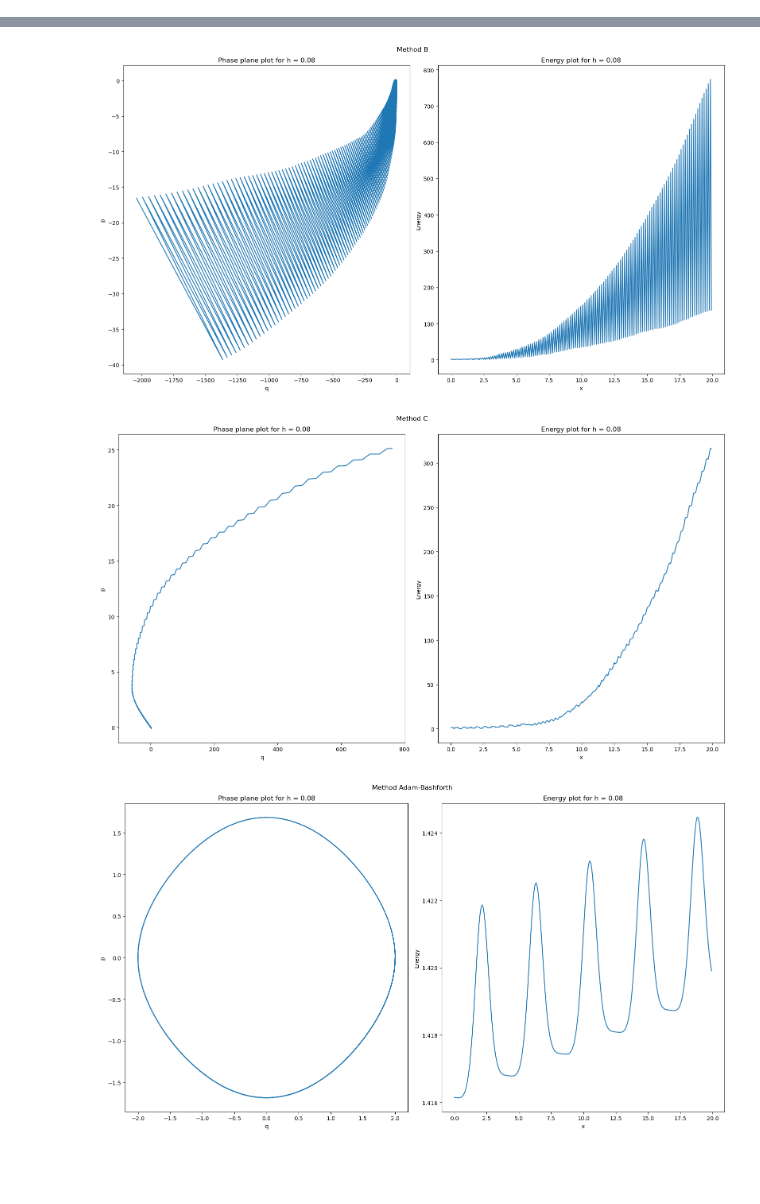
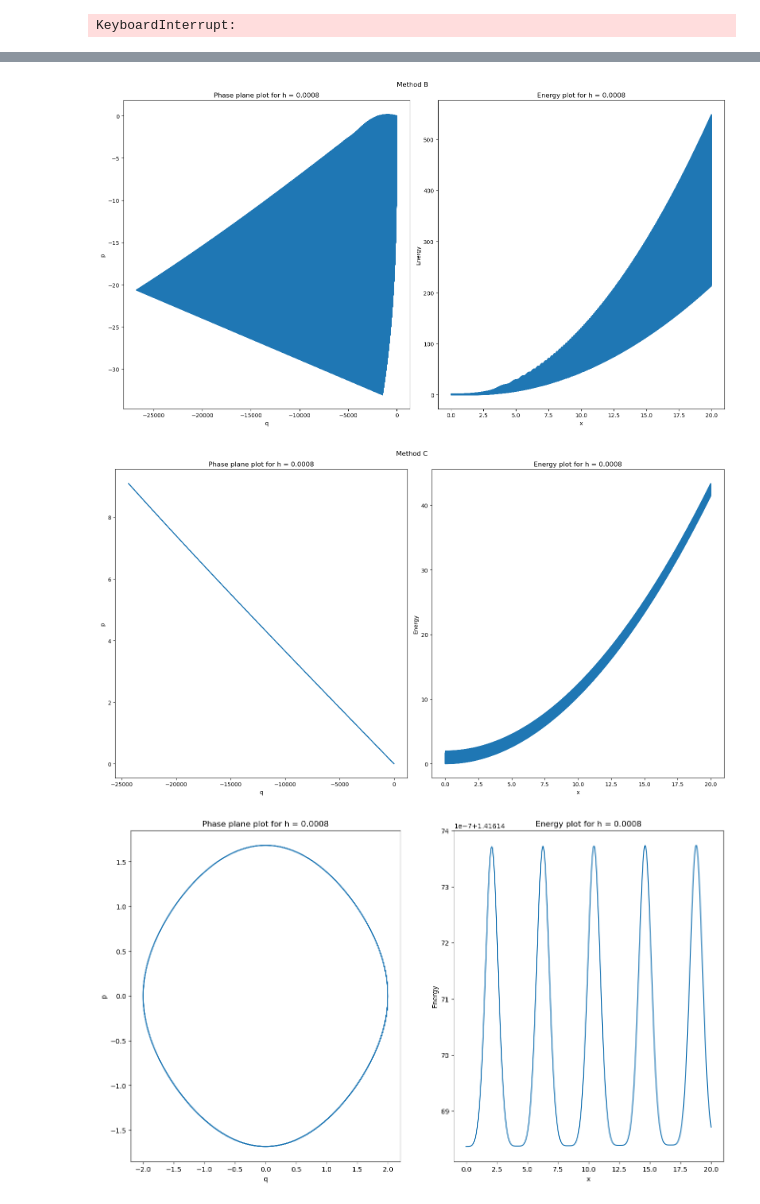
Before and after one commit to nhatthanhtran/225B, a Jupyter notebook: Project2/Project2.ipynb, the cells around one changed output, grey strips where cells are left out. Cells and saved outputs as stored; diff of their text form; code cells hidden in the pictures; blank space fills up the shorter version.

```diff
--- a/Project2/Project2.ipynb
+++ b/Project2/Project2.ipynb
@@ -2,6 +2,7 @@
 import numpy as np
 import itertools as it
 import matplotlib.pyplot as plt
+from scipy.optimize import newton_krylov
 
 def explicit_euler_mod(f, t, h, initial):
     initial = initial.reshape(-1,1)
@@ -28,7 +29,7 @@ def multi_step_methodA(f, t, h, initial):
         arr_results[:,i] = (h**2)*(7/6*f(arr_results[:,i-1], t[i-1]) -
             5/12*f(arr_results[:,i-2], t[i-2]) + 1/3*f(arr_results[:,i-3], t[i-3]) -
             1/12*f(arr_results[:,i-4],t[i-4])) + (
-                1*arr_results[:,i-1])
+                2*arr_results[:,i-1] - arr_results[:,i-2])
 
     return arr_results
 
@@ -77,6 +78,23 @@ def adam_bashforth(f, t, h, initial):
 
     return arr_results
 
+def implicit_middpoint(f, t, h, initial):
+    initial = initial.reshape(-1,1)
+    t = t.reshape(-1,1)
+    n, _ = initial.shape
+    nt, _ = t.shape
+    arr_results = np.zeros((n,nt))
+    arr_results[:,0] = initial
+
+    for i in np.arange(1, len(t)):
+        arr_results[:,i] = newton_krylov(lambda x: x - arr_results[:i-1] -
+            h*f(arr_results[:,i-1]/2 + x/2), arr_results[:,i-1])
+
+
+    return arr_results
+
+
+
 def compute_energy(arr_p):
     return np.power(arr_p[0,:],2)/2 + 1- np.cos(arr_p[1,:]).flatten()
 
@@ -87,7 +105,7 @@ a = 0
 b = 20
 n = 100
 initial= np.array([0,2])
-h = [0.08]
+h = [0.0008]
 plot_type = ["phase plane", "energy"]
 
 # Modified Euler
@@ -224,3 +242,4 @@ fig.tight_layout()
 # plt.savefig("project1_expEuler")
 # plt.close
 # %% [output]
+KeyboardInterrupt:
@@ -229,3 +248,3 @@ fig.tight_layout()
-[figure, old version]
+[figure, new version]
-[figure, old version]
+[figure, new version]
-[figure, old version]
+[figure, new version]
```
Also changed, not shown: parts of 2 cells of this notebook.
